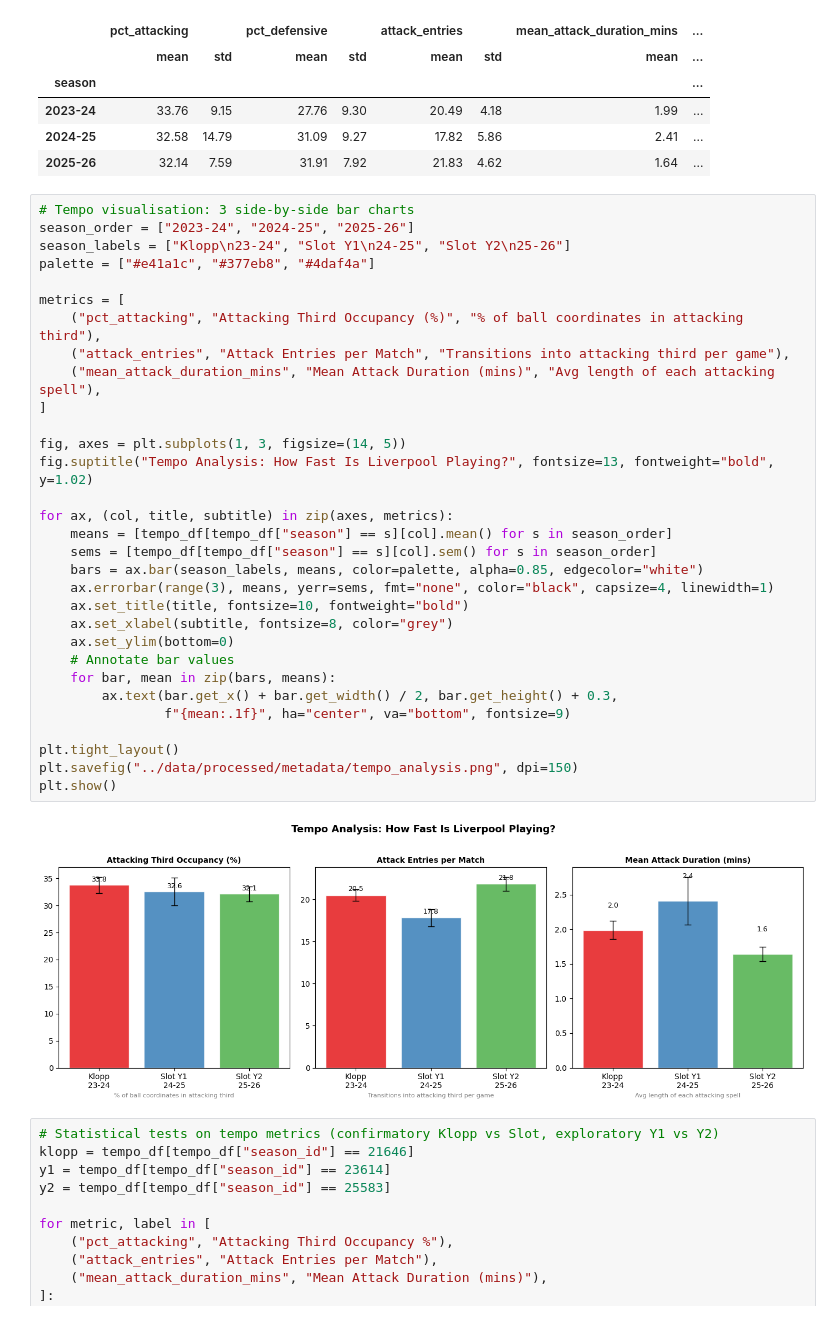
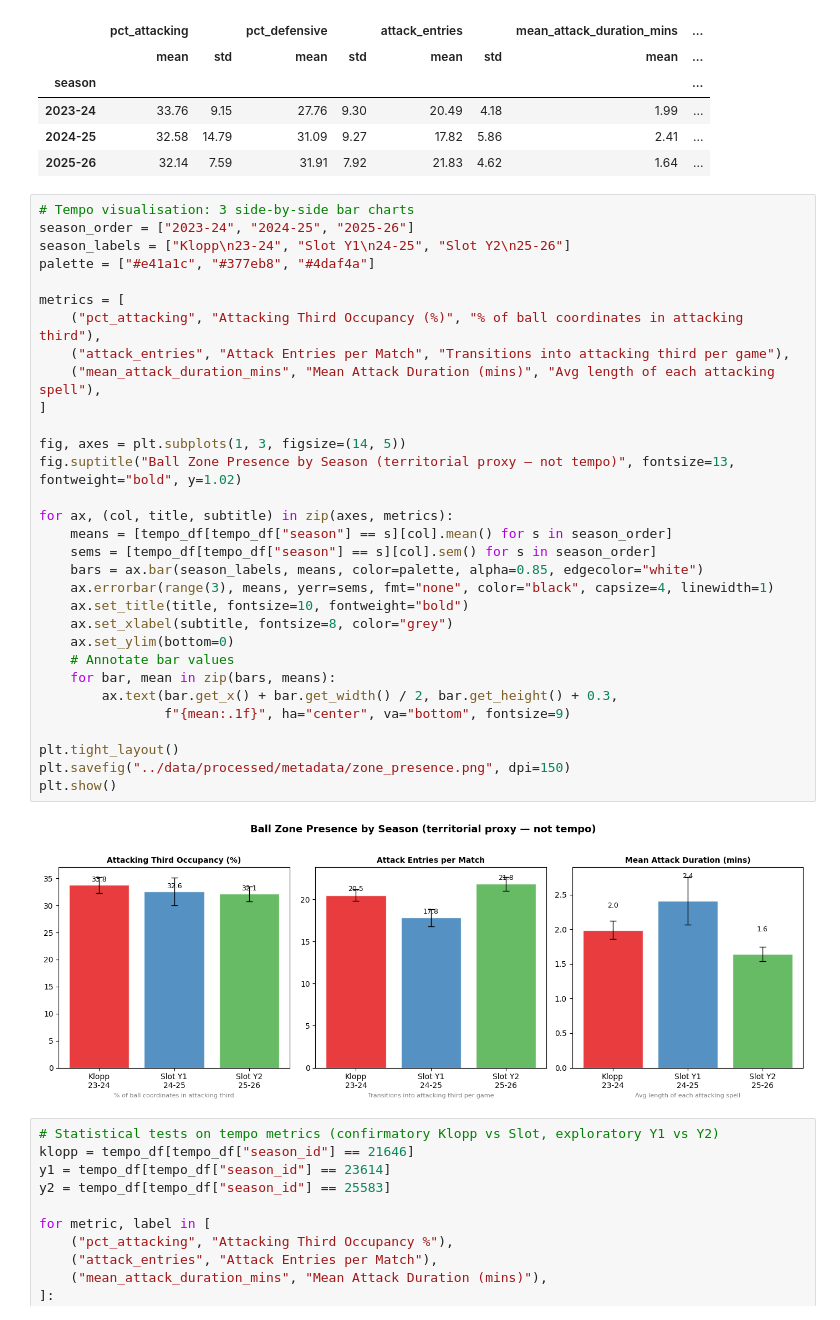
Before and after one commit to gauravahlawat01goal/football-analytics, a Jupyter notebook: notebooks/01_statistical_comparison.ipynb, the cells around one changed output. Saved outputs shown, nothing was run; the diff lists cells and outputs as text.

```diff
--- a/notebooks/01_statistical_comparison.ipynb
+++ b/notebooks/01_statistical_comparison.ipynb
@@ -310,36 +316,36 @@ Fixtures with ball coordinate data: 101
 # %%
 # Tempo visualisation: 3 side-by-side bar charts
 season_order = ["2023-24", "2024-25", "2025-26"]
 season_labels = ["Klopp\n23-24", "Slot Y1\n24-25", "Slot Y2\n25-26"]
 palette = ["#e41a1c", "#377eb8", "#4daf4a"]
 
 metrics = [
     ("pct_attacking", "Attacking Third Occupancy (%)", "% of ball coordinates in attacking third"),
     ("attack_entries", "Attack Entries per Match", "Transitions into attacking third per game"),
     ("mean_attack_duration_mins", "Mean Attack Duration (mins)", "Avg length of each attacking spell"),
 ]
 
 fig, axes = plt.subplots(1, 3, figsize=(14, 5))
-fig.suptitle("Tempo Analysis: How Fast Is Liverpool Playing?", fontsize=13, fontweight="bold", y=1.02)
+fig.suptitle("Ball Zone Presence by Season (territorial proxy — not tempo)", fontsize=13, fontweight="bold", y=1.02)
 
 for ax, (col, title, subtitle) in zip(axes, metrics):
     means = [tempo_df[tempo_df["season"] == s][col].mean() for s in season_order]
     sems = [tempo_df[tempo_df["season"] == s][col].sem() for s in season_order]
     bars = ax.bar(season_labels, means, color=palette, alpha=0.85, edgecolor="white")
     ax.errorbar(range(3), means, yerr=sems, fmt="none", color="black", capsize=4, linewidth=1)
     ax.set_title(title, fontsize=10, fontweight="bold")
     ax.set_xlabel(subtitle, fontsize=8, color="grey")
     ax.set_ylim(bottom=0)
     # Annotate bar values
     for bar, mean in zip(bars, means):
         ax.text(bar.get_x() + bar.get_width() / 2, bar.get_height() + 0.3,
                 f"{mean:.1f}", ha="center", va="bottom", fontsize=9)
 
 plt.tight_layout()
-plt.savefig("../data/processed/metadata/tempo_analysis.png", dpi=150)
+plt.savefig("../data/processed/metadata/zone_presence.png", dpi=150)
 plt.show()
 # %% [output]
-[figure, old version]
+[figure, new version]
 # %%
 # Statistical tests on tempo metrics (confirmatory Klopp vs Slot, exploratory Y1 vs Y2)
 klopp = tempo_df[tempo_df["season_id"] == 21646]
```
Also changed, not shown: parts of 2 cells of this notebook.
